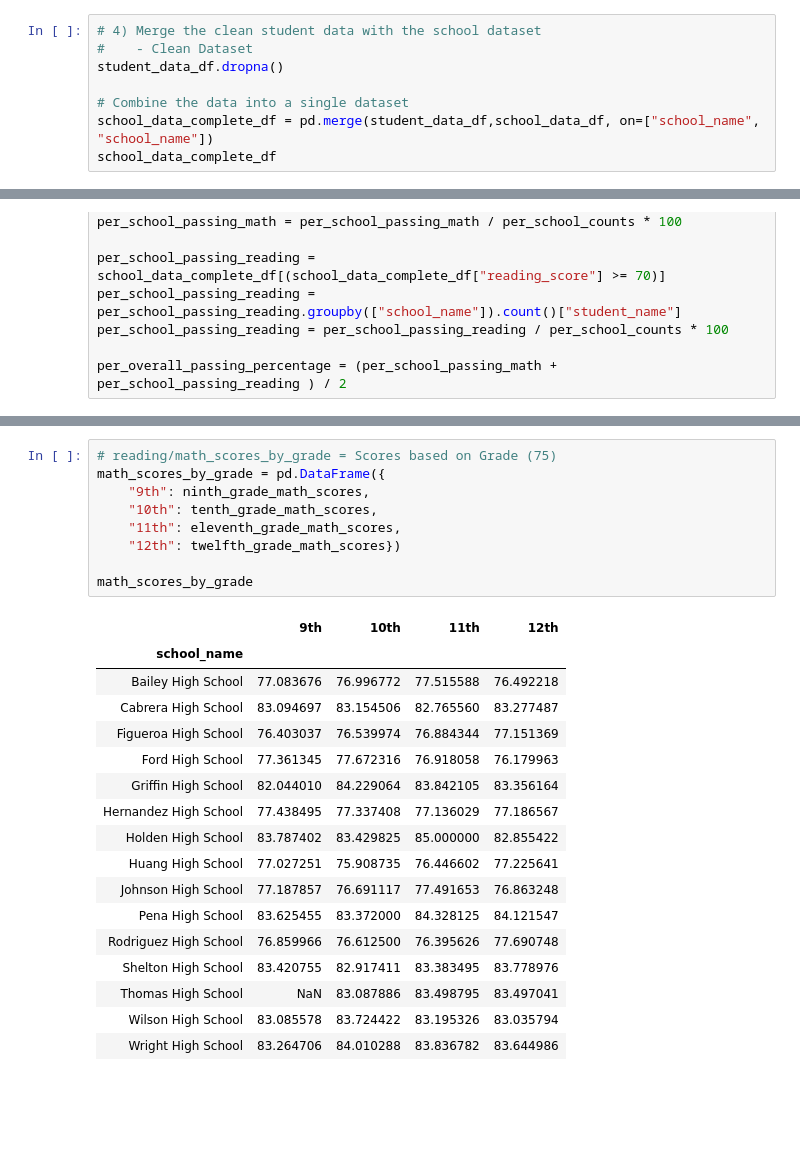
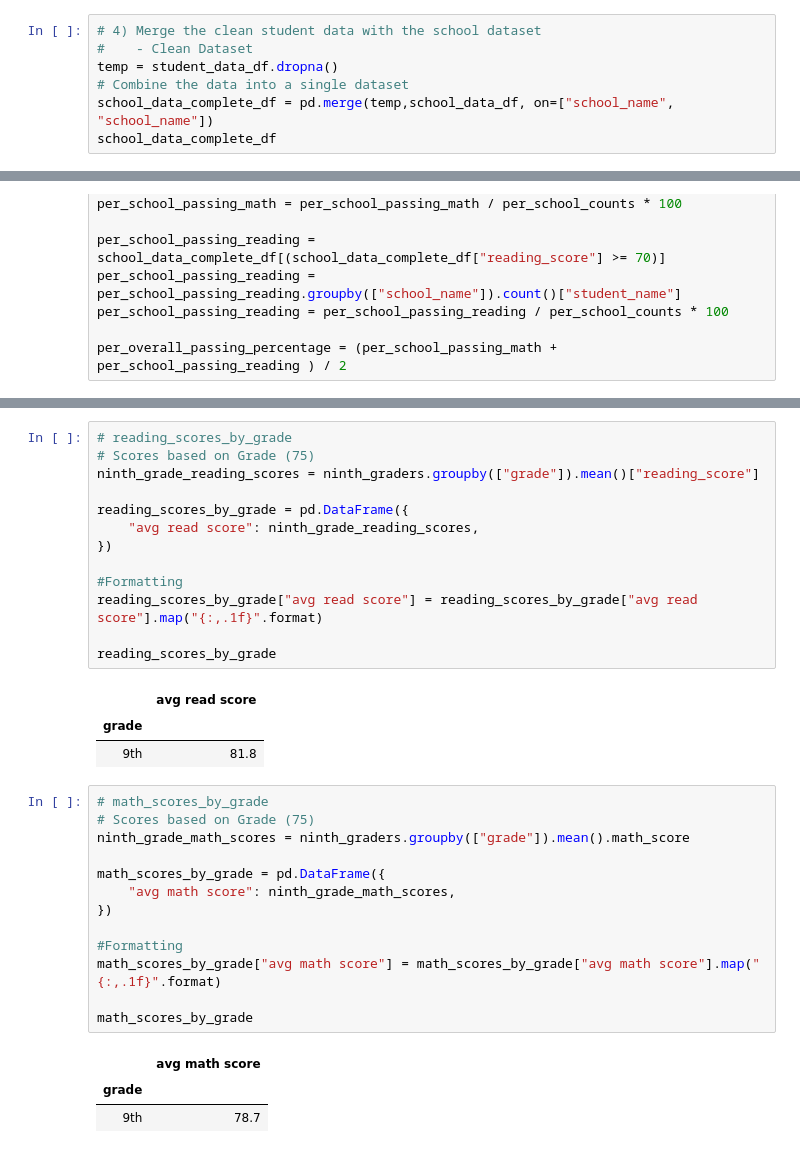
Before and after one commit to jmerkel/School-District-Analysis-Pandas, a Jupyter notebook: School_District_Analysis/PyCitySchools_Challenge.ipynb, the cells around one changed output, grey strips where cells are left out. Drawn from its saved outputs; the diff is of its cells as text; blank space fills up the shorter version.

Commit message:
Challenge Complete with Read Me summary

```diff
--- a/School_District_Analysis/PyCitySchools_Challenge.ipynb
+++ b/School_District_Analysis/PyCitySchools_Challenge.ipynb
@@ -1318,10 +1340,9 @@ student_data_df
 # %%
 # 4) Merge the clean student data with the school dataset
 #    - Clean Dataset
-student_data_df.dropna()
-
+temp = student_data_df.dropna()
 # Combine the data into a single dataset
-school_data_complete_df = pd.merge(student_data_df,school_data_df, on=["school_name", "school_name"])
+school_data_complete_df = pd.merge(temp,school_data_df, on=["school_name", "school_name"])
 school_data_complete_df
 # %% [output]
 |  | Student ID | student_name | gender | grade | school_name | reading_score | math_score | School ID | ... |
@@ -1466,28 +1463,35 @@ reading_scores_by_grade
+# %%
+# reading_scores_by_grade
+# Scores based on Grade (75)
+ninth_grade_reading_scores = ninth_graders.groupby(["grade"]).mean()["reading_score"]
+
+reading_scores_by_grade = pd.DataFrame({
+    "avg read score": ninth_grade_reading_scores,
+})
+
+#Formatting
+reading_scores_by_grade["avg read score"] = reading_scores_by_grade["avg read score"].map("{:,.1f}".format)
+
+reading_scores_by_grade
+# %% [output]
+|  | avg read score |
+| grade |  |
+| 9th | 81.8 |
 # %%
-# reading/math_scores_by_grade = Scores based on Grade (75)
+# math_scores_by_grade
+# Scores based on Grade (75)
+ninth_grade_math_scores = ninth_graders.groupby(["grade"]).mean().math_score
+
 math_scores_by_grade = pd.DataFrame({
-    "9th": ninth_grade_math_scores,
-    "10th": tenth_grade_math_scores,
-    "11th": eleventh_grade_math_scores,
-    "12th": twelfth_grade_math_scores})
+    "avg math score": ninth_grade_math_scores,
+})
+
+#Formatting
+math_scores_by_grade["avg math score"] = math_scores_by_grade["avg math score"].map("{:,.1f}".format)
 
 math_scores_by_grade
 # %% [output]
-|  | 9th | 10th | 11th | 12th |
-| school_name |  |  |  |  |
-| Bailey High School | 77.083676 | 76.996772 | 77.515588 | 76.492218 |
-| Cabrera High School | 83.094697 | 83.154506 | 82.765560 | 83.277487 |
-| Figueroa High School | 76.403037 | 76.539974 | 76.884344 | 77.151369 |
-| Ford High School | 77.361345 | 77.672316 | 76.918058 | 76.179963 |
-| Griffin High School | 82.044010 | 84.229064 | 83.842105 | 83.356164 |
-| Hernandez High School | 77.438495 | 77.337408 | 77.136029 | 77.186567 |
-| Holden High School | 83.787402 | 83.429825 | 85.000000 | 82.855422 |
-| Huang High School | 77.027251 | 75.908735 | 76.446602 | 77.225641 |
-| Johnson High School | 77.187857 | 76.691117 | 77.491653 | 76.863248 |
-| Pena High School | 83.625455 | 83.372000 | 84.328125 | 84.121547 |
-| Rodriguez High School | 76.859966 | 76.612500 | 76.395626 | 77.690748 |
-| Shelton High School | 83.420755 | 82.917411 | 83.383495 | 83.778976 |
-| Thomas High School | NaN | 83.087886 | 83.498795 | 83.497041 |
-| Wilson High School | 83.085578 | 83.724422 | 83.195326 | 83.035794 |
-| Wright High School | 83.264706 | 84.010288 | 83.836782 | 83.644986 |
+|  | avg math score |
+| grade |  |
+| 9th | 78.7 |
 # %%
```
Also changed, not shown: parts of 19 cells of this notebook, 2 other files.
